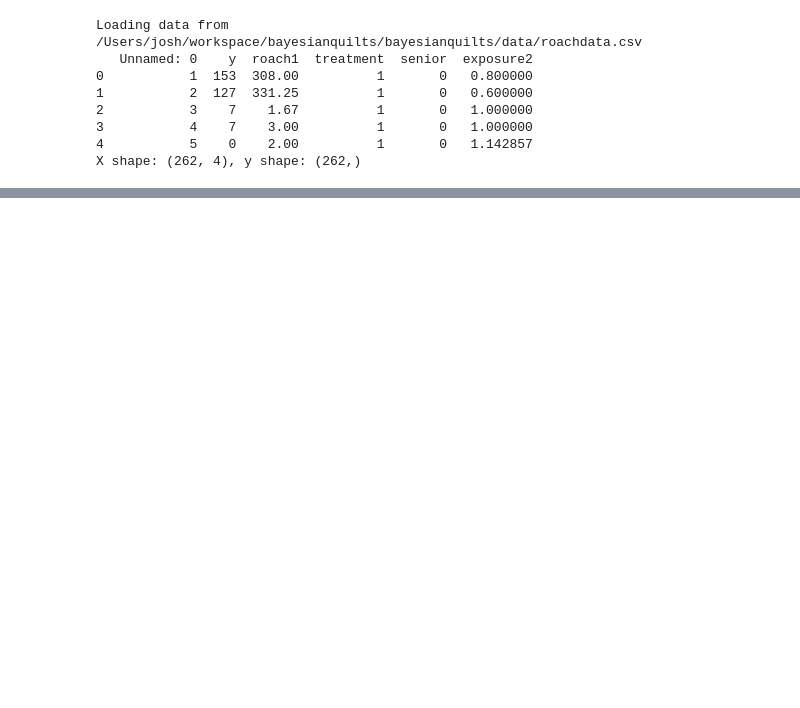
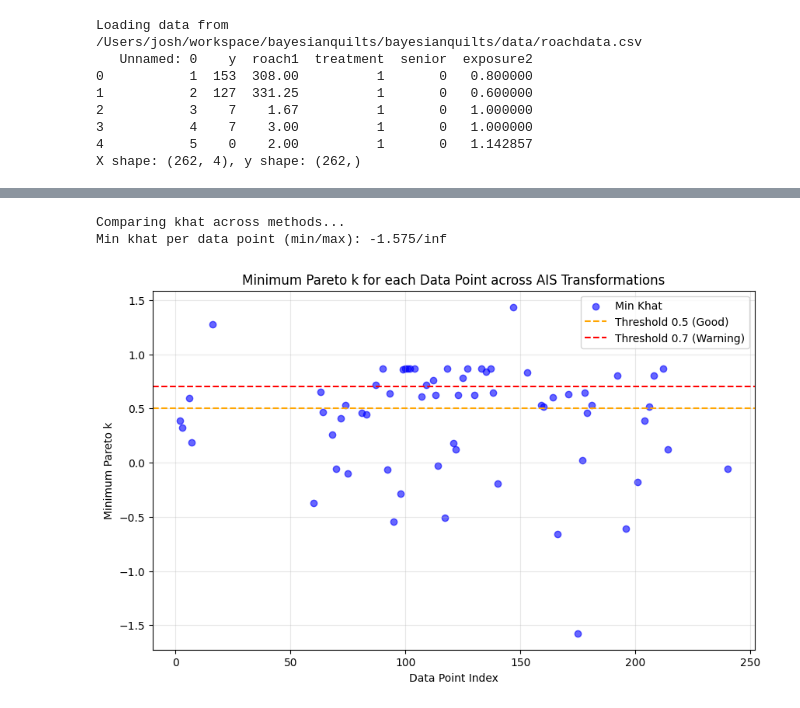
Before and after one commit to mederrata/bayesianquilts, a Jupyter notebook: notebooks/roach/poisson_regresion.ipynb, the cells around one changed output, grey strips where cells are left out. Saved outputs shown, nothing was run; the diff lists cells and outputs as text; code cells hidden in the pictures; blank space fills up the shorter version.

```diff
--- a/notebooks/roach/poisson_regresion.ipynb
+++ b/notebooks/roach/poisson_regresion.ipynb
@@ -256,0 +381,33 @@ for method, res in results.items():
+# %%
+# Compare khat across methods
+print('Comparing khat across methods...')
+khats = []
+method_names = []
+for method, k_vals in method_khats.items():
+    khats.append(k_vals)
+    method_names.append(method)
+
+khats = np.array(khats) # Shape: (n_methods, n_data)
+min_khats = np.min(khats, axis=0)
+
+# We don't have all methods' full khats for all points (only identity/bad points updated),
+# but method_khats holds the "effective" khat per method (identity fallback).
+# Actually method_khats has [observations] size for each method.
+
+print(f'Min khat per data point (min/max): {min_khats.min():.3f}/{min_khats.max():.3f}')
+
+# Create a scatter plot of min khat
+plt.figure(figsize=(10, 6))
+plt.scatter(range(len(min_khats)), min_khats, c='blue', alpha=0.6, label='Min Khat')
+plt.axhline(y=0.5, color='orange', linestyle='--', label='Threshold 0.5 (Good)')
+plt.axhline(y=0.7, color='red', linestyle='--', label='Threshold 0.7 (Warning)')
+plt.xlabel('Data Point Index')
+plt.ylabel('Minimum Pareto k')
+plt.title('Minimum Pareto k for each Data Point across AIS Transformations')
+plt.legend()
+plt.grid(True, alpha=0.3)
+plt.show()
+# %% [output]
+Comparing khat across methods...
+Min khat per data point (min/max): -1.575/inf
+[figure, added]
```
Also changed, not shown: parts of 6 cells of this notebook, 6 other files.
